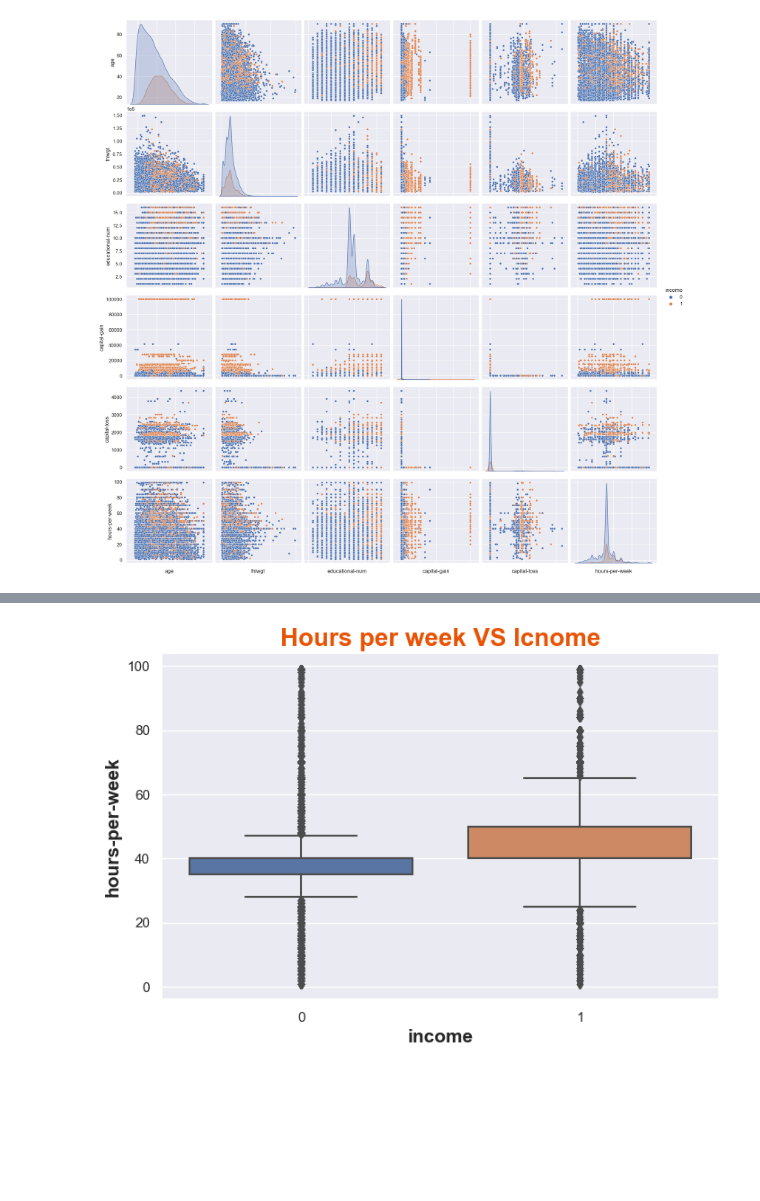
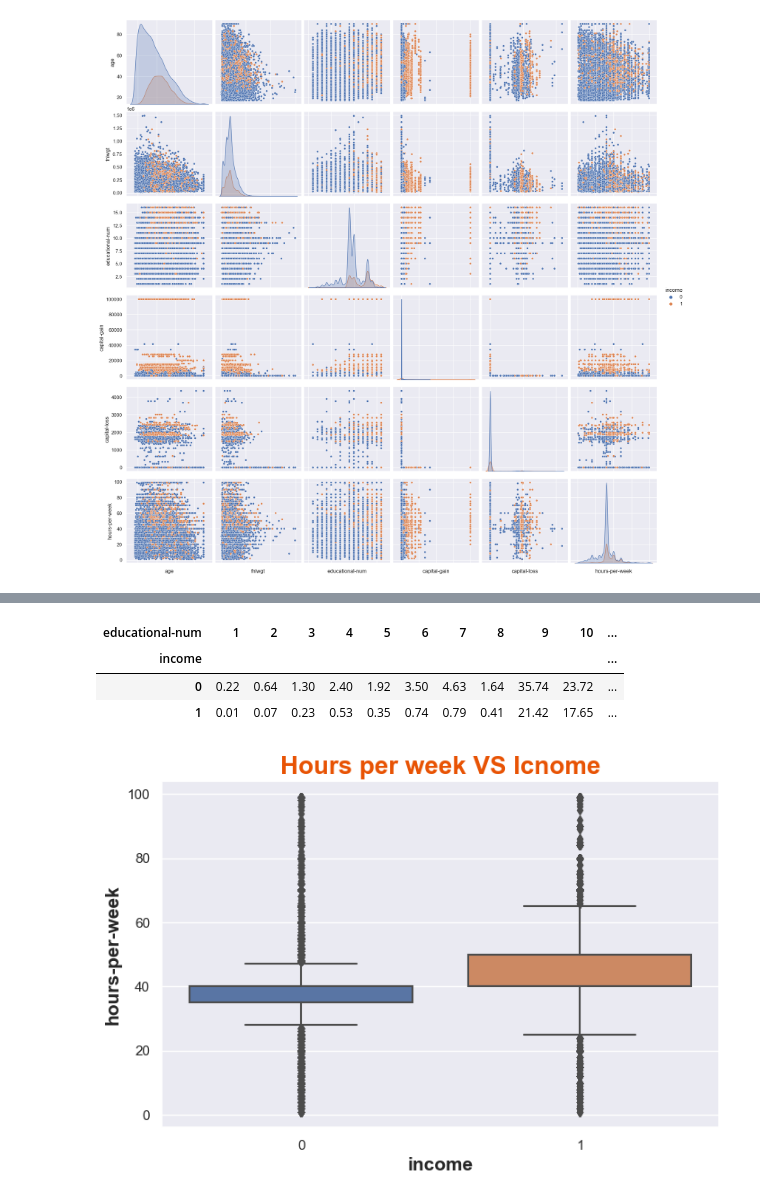
Before and after one commit to bbiggy/MINI_PRO_MAX, a Jupyter notebook: NEW_train_MOdel.ipynb, the cells around one changed output, grey strips where cells are left out. Cells and saved outputs as stored; diff of their text form; code cells hidden in the pictures; blank space fills up the shorter version.

```diff
--- a/NEW_train_MOdel.ipynb
+++ b/NEW_train_MOdel.ipynb
@@ -254,3 +261,10 @@ categorial_analysis("income","occupation")
+# %%
+categorial_analysis("income","educational-num")
+# %% [output]
+| educational-num | 1 | 2 | 3 | 4 | 5 | 6 | 7 | 8 | 9 | 10 | ... |
+| income |  |  |  |  |  |  |  |  |  |  | ... |
+| 0 | 0.22 | 0.64 | 1.30 | 2.40 | 1.92 | 3.50 | 4.63 | 1.64 | 35.74 | 23.72 | ... |
+| 1 | 0.01 | 0.07 | 0.23 | 0.53 | 0.35 | 0.74 | 0.79 | 0.41 | 21.42 | 17.65 | ... |
 # %%
 plt.figure(figsize=(8,5))
 plt.title("Hours per week VS Icnome",weight='bold',fontsize=20,color='#e85304')
```
Also changed, not shown: parts of 18 cells of this notebook, 2 other files.
